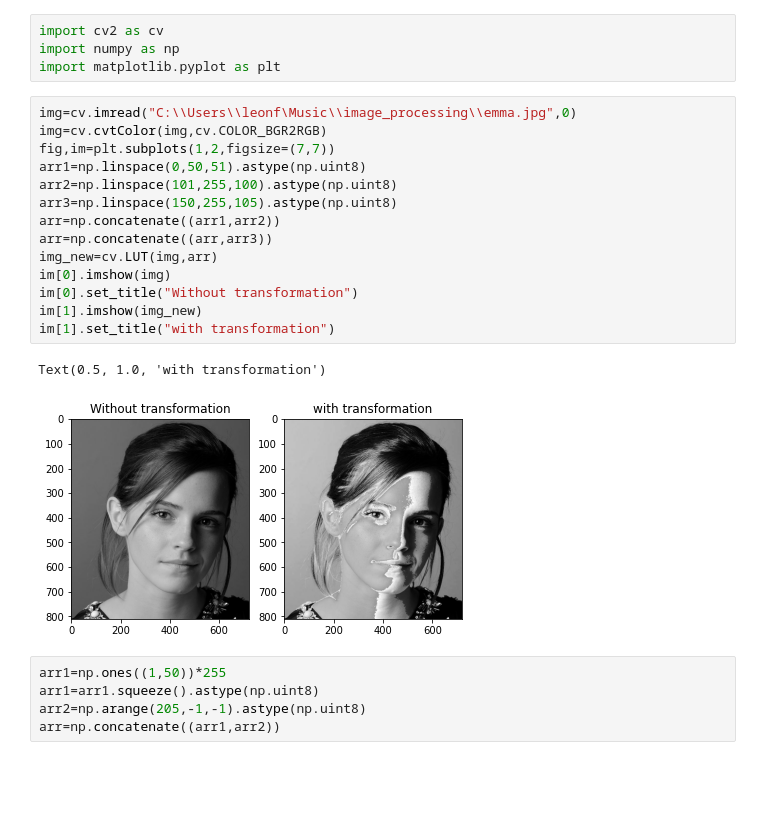
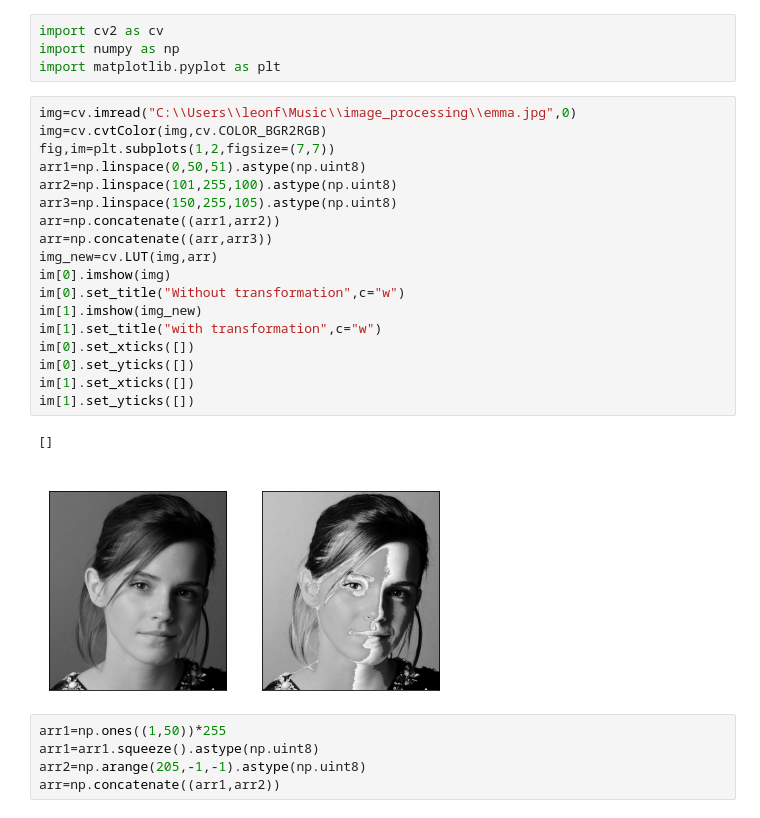
Before and after one commit to leonfdo/Image_augmentation, a Jupyter notebook: Untitled-1.ipynb, the cells around one changed output. Drawn from its saved outputs; the diff is of its cells as text; blank space fills up the shorter version.

```diff
--- a/Untitled-1.ipynb
+++ b/Untitled-1.ipynb
@@ -5,20 +5,24 @@ import matplotlib.pyplot as plt
 # %%
 img=cv.imread("C:\\Users\\leonf\Music\\image_processing\\emma.jpg",0)
 img=cv.cvtColor(img,cv.COLOR_BGR2RGB)
 fig,im=plt.subplots(1,2,figsize=(7,7))
 arr1=np.linspace(0,50,51).astype(np.uint8)
 arr2=np.linspace(101,255,100).astype(np.uint8)
 arr3=np.linspace(150,255,105).astype(np.uint8)
 arr=np.concatenate((arr1,arr2))
 arr=np.concatenate((arr,arr3))
 img_new=cv.LUT(img,arr)
 im[0].imshow(img)
-im[0].set_title("Without transformation")
+im[0].set_title("Without transformation",c="w")
 im[1].imshow(img_new)
-im[1].set_title("with transformation")
+im[1].set_title("with transformation",c="w")
+im[0].set_xticks([])
+im[0].set_yticks([])
+im[1].set_xticks([])
+im[1].set_yticks([])
 # %% [output]
-Text(0.5, 1.0, 'with transformation')
+[]
-[figure, old version]
+[figure, new version]
 # %%
 arr1=np.ones((1,50))*255
 arr1=arr1.squeeze().astype(np.uint8)
```
Also changed, not shown: parts of 6 cells of this notebook.
